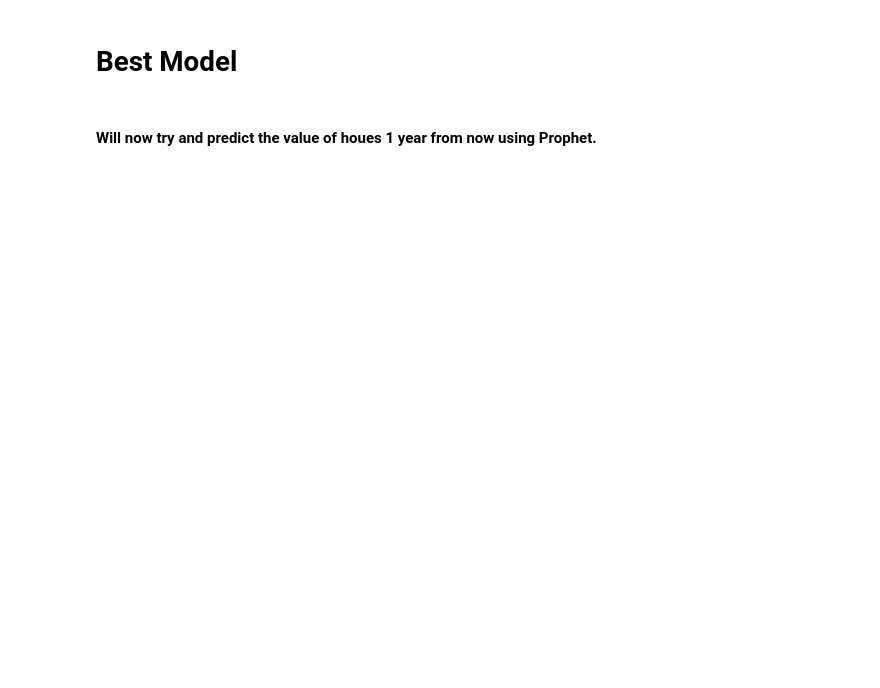
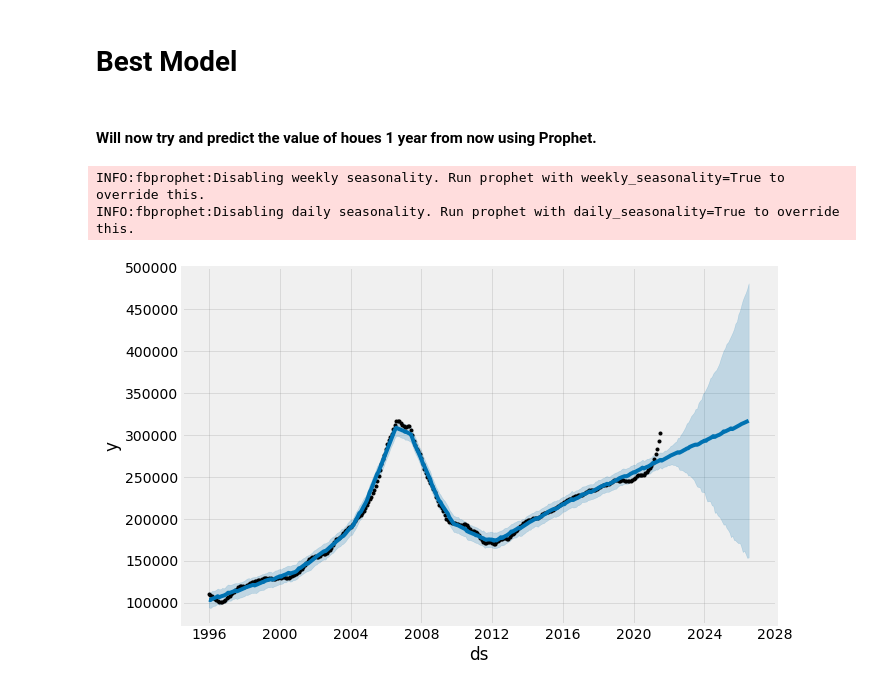
Before and after one commit to fivearm/Phase_4_Project, a Jupyter notebook: Aurora_CO_80016.ipynb, the cells around one changed output. Saved outputs shown, nothing was run; the diff lists cells and outputs as text; code cells hidden in the pictures; blank space fills up the shorter version.

```diff
--- a/Wimauma_FL_33598.ipynb
+++ b/Aurora_CO_80016.ipynb
@@ -191,9 +255,13 @@ LSTM_val(history)
 #### Will now try and predict the value of houes 1 year from now using Prophet.
 # %%
 final_model = Prophet(interval_width=.95)
-final_model.fit(Winauma_proph)
+final_model.fit(Aurora_proph)
 future_dates = final_model.make_future_dataframe(periods=60, freq='MS')
 forecast = final_model.predict(future_dates)
 final_model.plot(forecast, uncertainty=True);
+# %% [output]
+INFO:fbprophet:Disabling weekly seasonality. Run prophet with weekly_seasonality=True to override this.
+INFO:fbprophet:Disabling daily seasonality. Run prophet with daily_seasonality=True to override this.
+[figure, added]
 # %%
 fig, ax = plt.subplots(figsize=(12,8))
```
Also changed, not shown: parts of 22 cells of this notebook, 3 other files.
